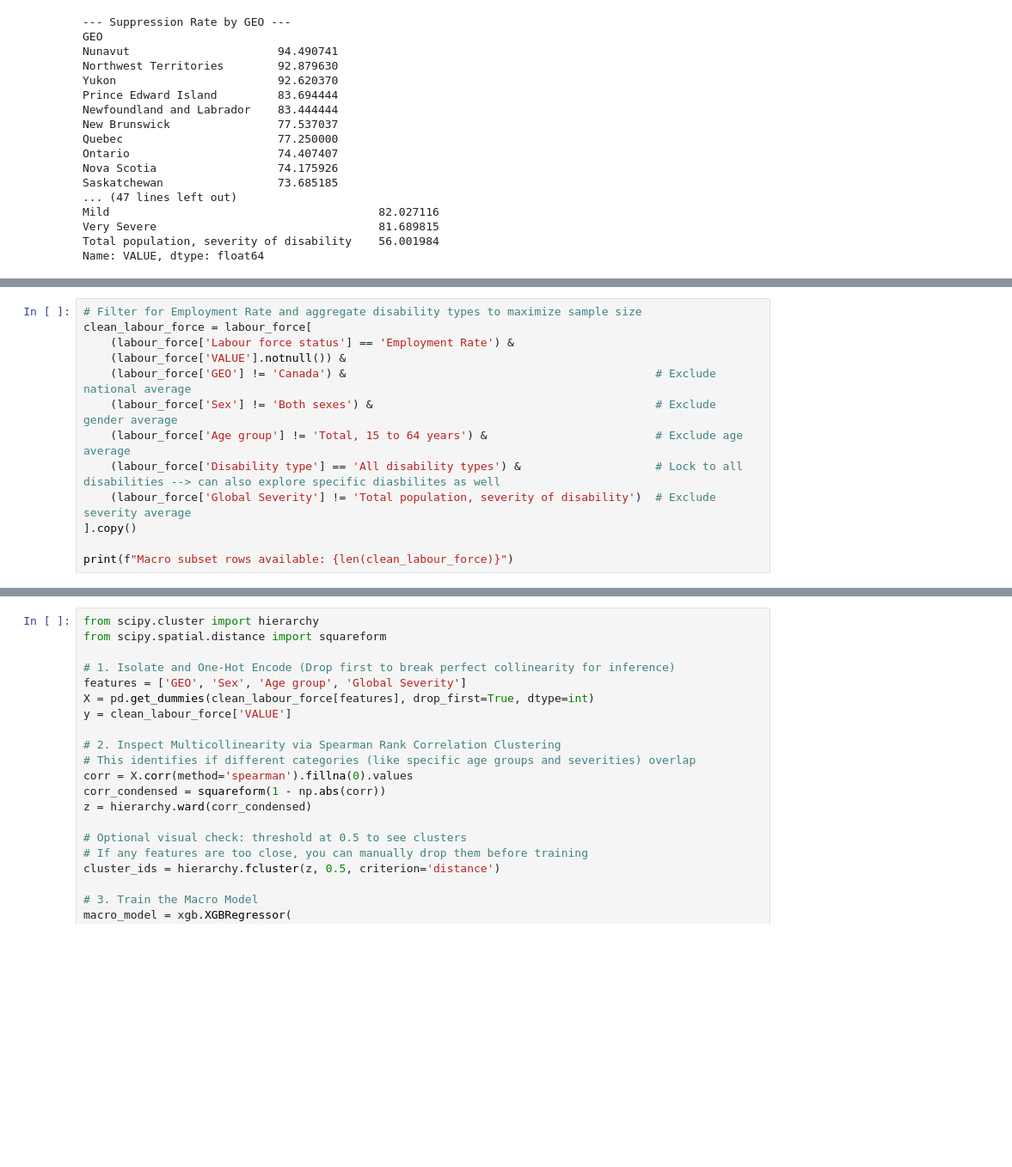
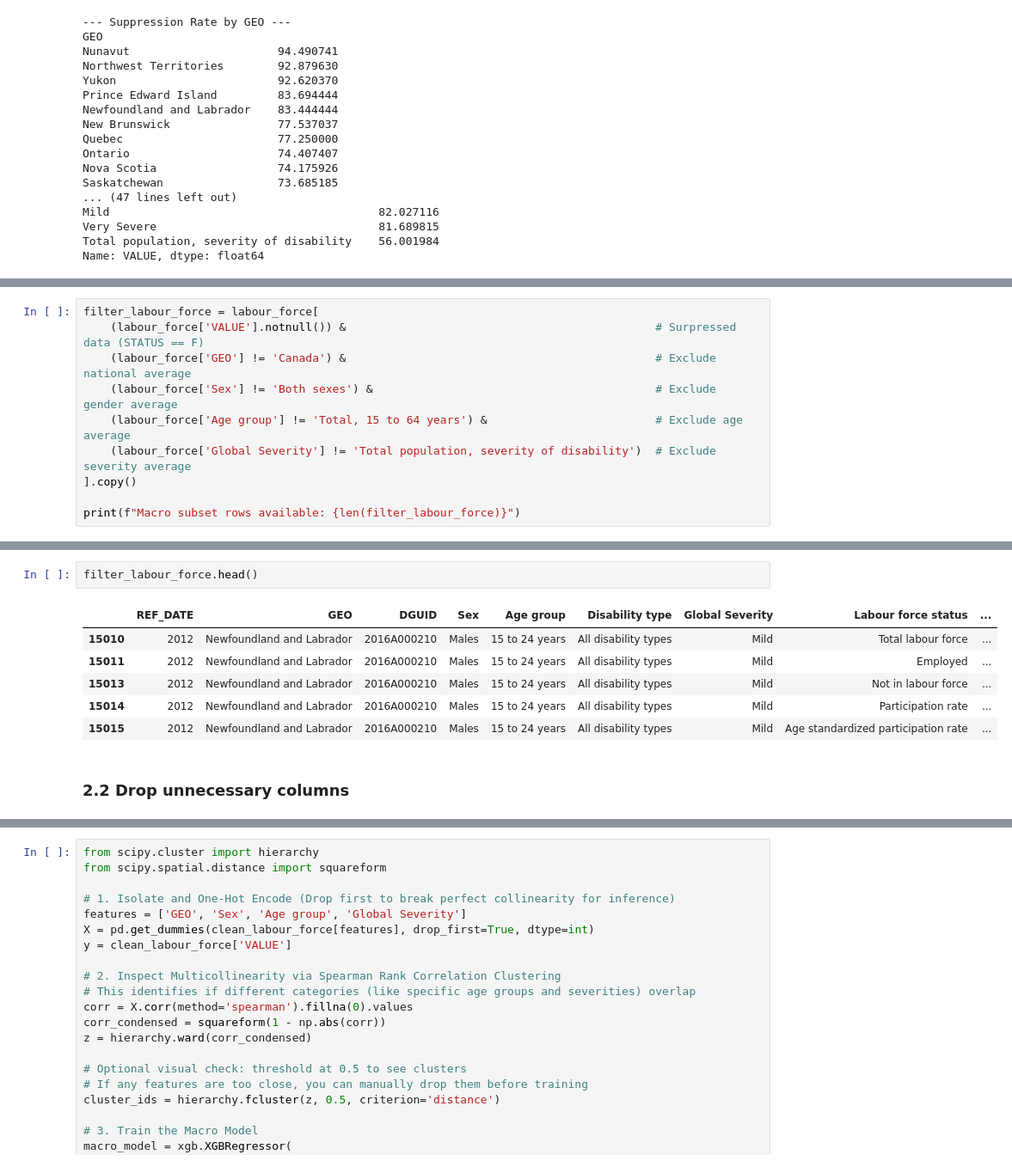
Before and after one commit to diverse-data-hub/diverse-data-hub.github.io, a Jupyter notebook: scripts/labour_force.ipynb, the cells around one changed output, grey strips where cells are left out. Shown at 86% size. Cells and saved outputs as stored; diff of their text form; blank space fills up the shorter version.

Commit message:
generate clean labour force data

```diff
--- a/scripts/labour_force.ipynb
+++ b/scripts/labour_force.ipynb
@@ -188,14 +264,11 @@ Name: VALUE, dtype: float64
 # %%
-# Filter for Employment Rate and aggregate disability types to maximize sample size
-clean_labour_force = labour_force[
-    (labour_force['Labour force status'] == 'Employment Rate') &
-    (labour_force['VALUE'].notnull()) &
+filter_labour_force = labour_force[
+    (labour_force['VALUE'].notnull()) &                                              # Surpressed data (STATUS == F)
     (labour_force['GEO'] != 'Canada') &                                              # Exclude national average
     (labour_force['Sex'] != 'Both sexes') &                                          # Exclude gender average
     (labour_force['Age group'] != 'Total, 15 to 64 years') &                         # Exclude age average
-    (labour_force['Disability type'] == 'All disability types') &                    # Lock to all disabilities --> can also explore specific diasbilites as well
     (labour_force['Global Severity'] != 'Total population, severity of disability')  # Exclude severity average
 ].copy()
 
-print(f"Macro subset rows available: {len(clean_labour_force)}")
+print(f"Macro subset rows available: {len(filter_labour_force)}")
 # %% [output]
@@ -231,0 +276,11 @@ plt.show()
+# %%
+filter_labour_force.head()
+# %% [output]
+|  | REF_DATE | GEO | DGUID | Sex | Age group | Disability type | Global Severity | Labour force status | ... |
+| 15010 | 2012 | Newfoundland and Labrador | 2016A000210 | Males | 15 to 24 years | All disability types | Mild | Total labour force | ... |
+| 15011 | 2012 | Newfoundland and Labrador | 2016A000210 | Males | 15 to 24 years | All disability types | Mild | Employed | ... |
+| 15013 | 2012 | Newfoundland and Labrador | 2016A000210 | Males | 15 to 24 years | All disability types | Mild | Not in labour force | ... |
+| 15014 | 2012 | Newfoundland and Labrador | 2016A000210 | Males | 15 to 24 years | All disability types | Mild | Participation rate | ... |
+| 15015 | 2012 | Newfoundland and Labrador | 2016A000210 | Males | 15 to 24 years | All disability types | Mild | Age standardized participation rate | ... |
+# %% [markdown]
+### 2.2 Drop unnecessary columns
```
Also changed, not shown: parts of 24 cells of this notebook, 1 other file.
